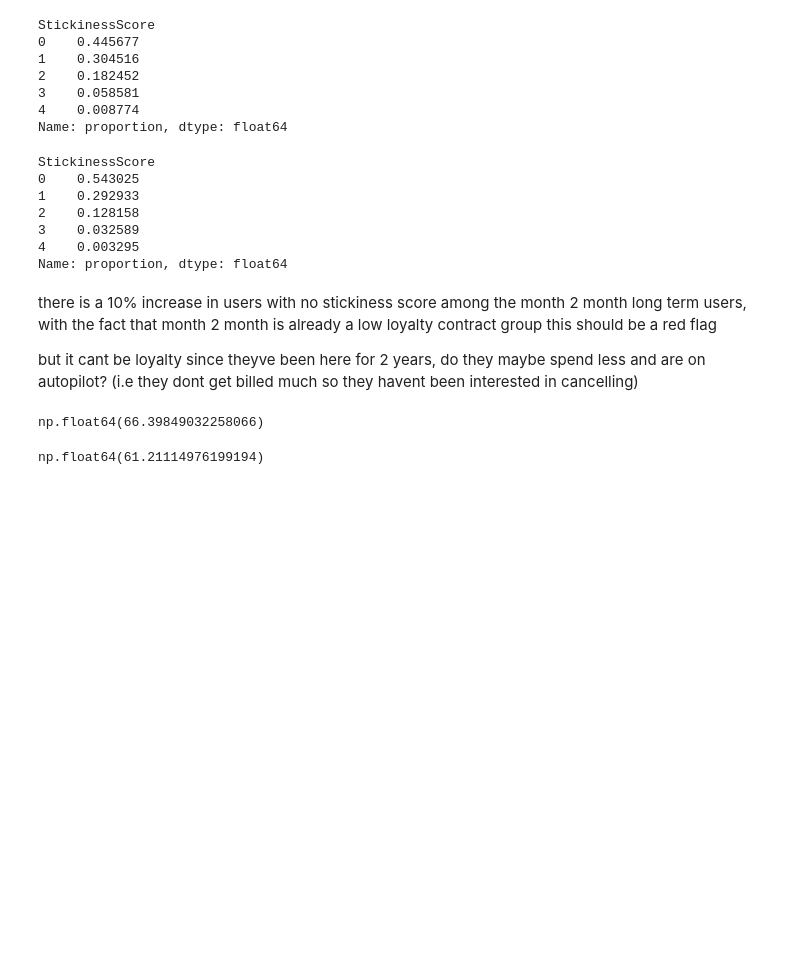
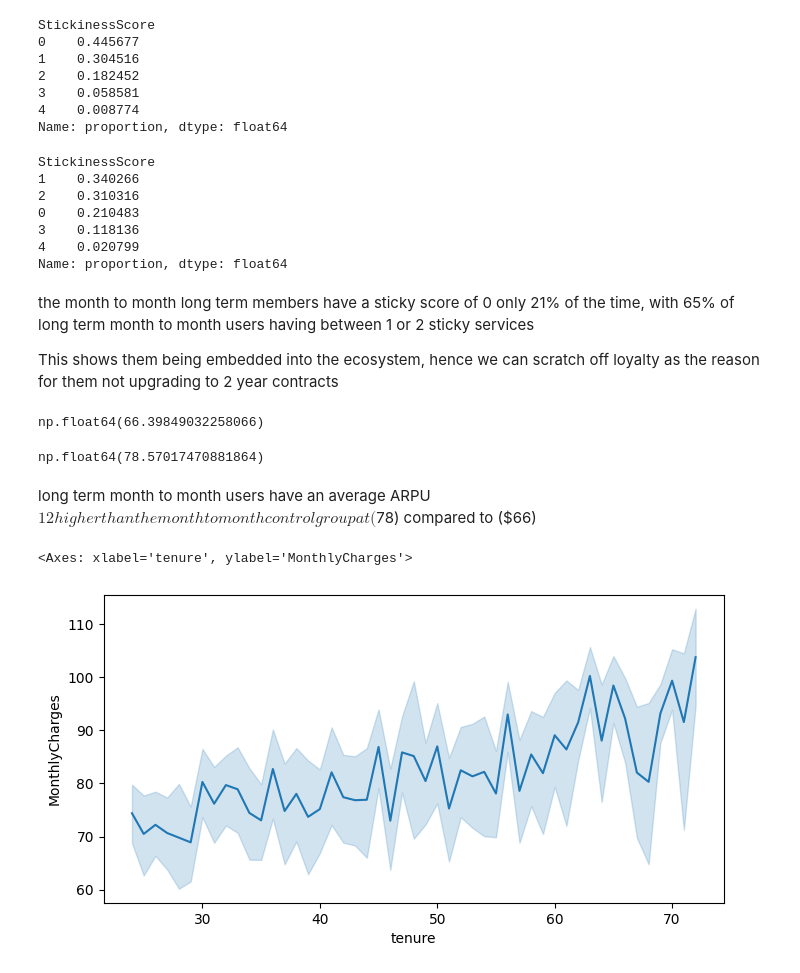
Before and after one commit to N-anle/TelecomChurnAnalysis, a Jupyter notebook: notebook.ipynb, the cells around one changed output. Drawn from its saved outputs; the diff is of its cells as text; code cells hidden in the pictures; blank space fills up the shorter version.

```diff
--- a/notebook.ipynb
+++ b/notebook.ipynb
@@ -1536,7 +1536,7 @@ Theses:
 * Contract upgrade friction may be higher for the 2 year contracts as opposed to the one year contract
 * There may be distinct long tenured users which exhibit this preference for flexibility
 # %%
-df_m2m_lt = df_month_to_month[df_month_to_month['tenure']<= 24].reset_index()
+df_m2m_lt = df_month_to_month[df_month_to_month['tenure']>= 24].reset_index()
 # %% [markdown]
 Looking for what type of users use the month to month contracts long term
 # %%
@@ -1584,16 +1584,16 @@ Name: proportion, dtype: float64
 df_m2m_lt['StickinessScore'].value_counts(normalize = True)
 # %% [output]
 StickinessScore
-0    0.543025
-1    0.292933
-2    0.128158
-3    0.032589
-4    0.003295
+1    0.340266
+2    0.310316
+0    0.210483
+3    0.118136
+4    0.020799
 Name: proportion, dtype: float64
 # %% [markdown]
-there is a 10% increase in users with no stickiness score among the month 2 month long term users, with the fact that month 2 month is already a low loyalty contract group this should be a red flag
+the month to month long term members have a sticky score of 0 only 21% of the time, with 65% of long term month to month users having between 1 or 2 sticky services
 
-but it cant be loyalty since theyve been here for 2 years, do they maybe spend less and are on autopilot? (i.e they dont get billed much so they havent been interested in cancelling)
+This shows them being embedded into the ecosystem, hence we can scratch off loyalty as the reason for them not upgrading to 2 year contracts
 # %%
 df_month_to_month['MonthlyCharges'].mean()
 # %% [output]
@@ -1601,4 +1601,16 @@ np.float64(66.39849032258066)
 # %%
 df_m2m_lt['MonthlyCharges'].mean()
 # %% [output]
-np.float64(61.21114976199194)
+np.float64(78.57017470881864)
+# %% [markdown]
+long term month to month users have an average ARPU $12 higher than the month to month control group at ($78) compared to ($66)
+# %%
+plt.figure(figsize = (8,4))
+sns.lineplot(
+    data = df_m2m_lt,
+    x = 'tenure',
+    y = 'MonthlyCharges'
+)
+# %% [output]
+<Axes: xlabel='tenure', ylabel='MonthlyCharges'>
+[figure, added]
```
Also changed, not shown: parts of 11 cells of this notebook.
